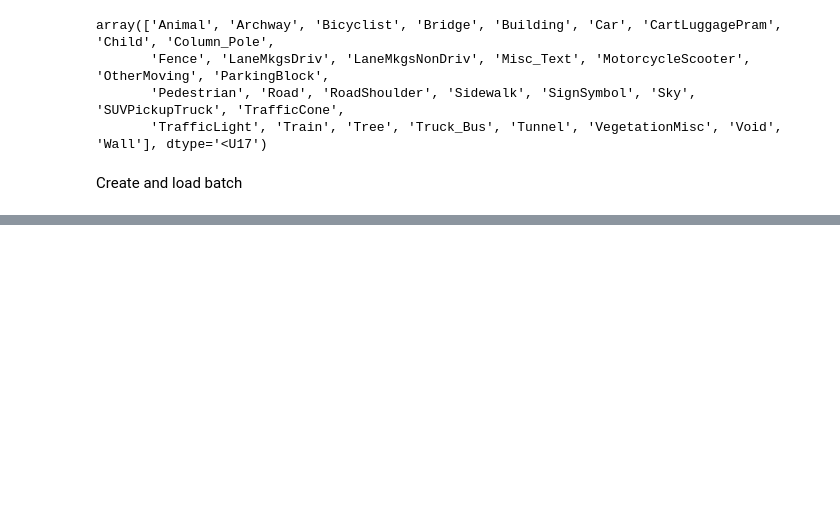
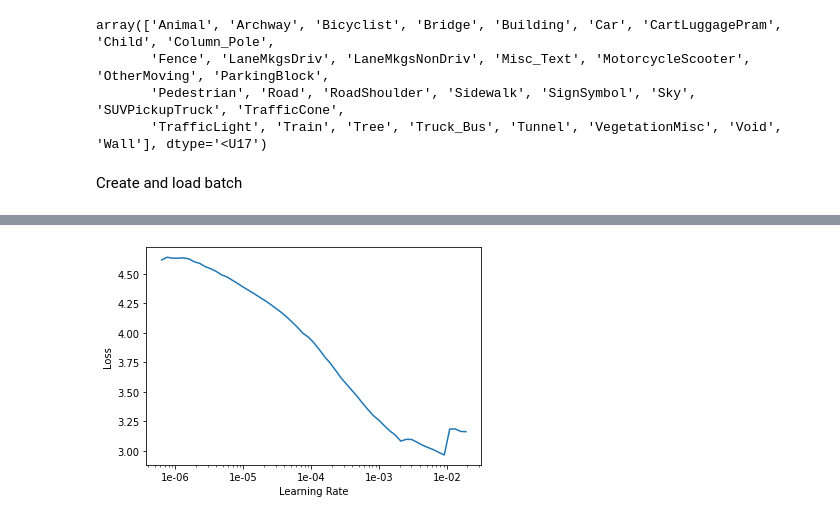
Before and after one commit to patchu-madathil/FastAI, a Jupyter notebook: camvidimagesegmentation.ipynb, the cells around one changed output, grey strips where cells are left out. Saved outputs shown, nothing was run; the diff lists cells and outputs as text; code cells hidden in the pictures; blank space fills up the shorter version.

```diff
--- a/camvidimagesegmentation.ipynb
+++ b/camvidimagesegmentation.ipynb
@@ -89,3 +88,11 @@ size = src_size/2
+# %%
+name2id = {v:k for k,v in enumerate(codes)}
+void_code = name2id['Void']
+
+def acc_camvid(input, target):
+  target = target.squeeze(1)
+  mask = target!=void_code
+  return (input.argmax(dim=1)[mask]==target[mask]).float().mean()
 # %%
 src = SegmentationItemList.from_folder(image_path).split_by_fname_file("../valid.txt").label_from_func(get_mask_fn, classes=codes)
 # %%
@@ -94,0 +109,3 @@ Exception: ignored
+# %%
+metric = acc_camvid
+learner = unet_learner(data, models.resnet34, metrics = metric)
@@ -94,0 +121,4 @@ Exception: ignored
+# %%
+learner.recorder.plot()
+# %% [output]
+[figure, added]
```
Also changed, not shown: parts of 21 cells of this notebook.
